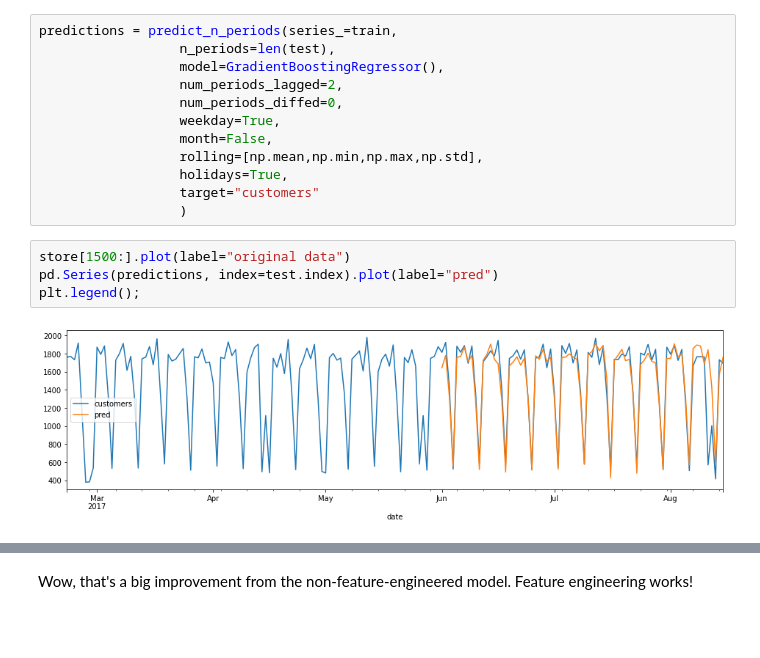
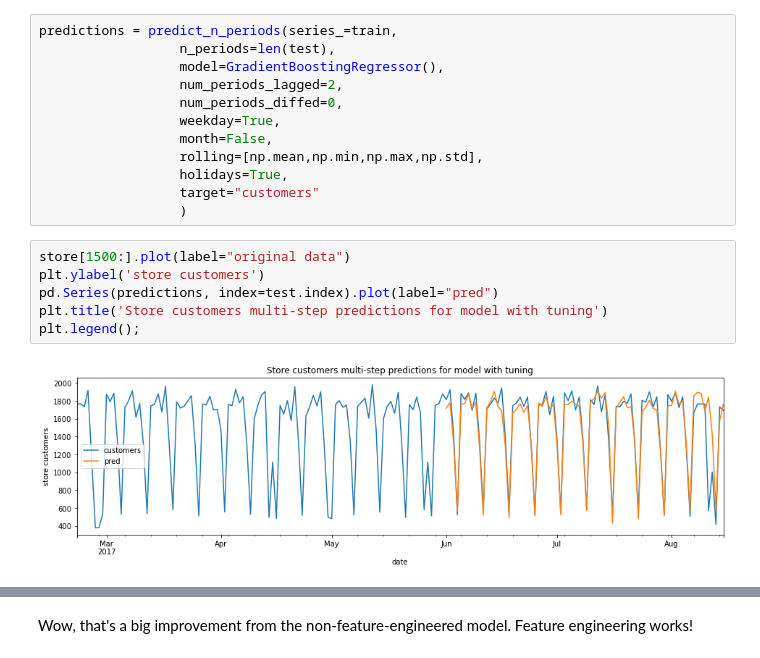
Before and after one commit to LDSSA/batch5-students, a Jupyter notebook: S03 - Time Series/BLU06 - Machine Learning for Time Series/BLU06 - Learning Notebook - Part 2 of 3 - Time Series Pre-processing and Feature Engineering.ipynb, the cells around one changed output, grey strips where cells are left out. Drawn from its saved outputs; the diff is of its cells as text; blank space fills up the shorter version.

```diff
--- a/S03 - Time Series/BLU06 - Machine Learning for Time Series/BLU06 - Learning Notebook - Part 2 of 3 - Time Series Pre-processing and Feature Engineering.ipynb
+++ b/S03 - Time Series/BLU06 - Machine Learning for Time Series/BLU06 - Learning Notebook - Part 2 of 3 - Time Series Pre-processing and Feature Engineering.ipynb
@@ -358,10 +360,12 @@ predictions = predict_n_periods(series_=train,
                   )
 # %%
 store[1500:].plot(label="original data")
+plt.ylabel('store customers')
 pd.Series(predictions, index=test.index).plot(label="pred")
+plt.title('Store customers multi-step predictions for model with tuning')
 plt.legend();
 # %% [output]
-[figure, old version]
+[figure, new version]
 # %%
 mean_absolute_error(test,predictions)
 # %% [output]
```
Also changed, not shown: parts of 9 cells of this notebook, 4 other files.
